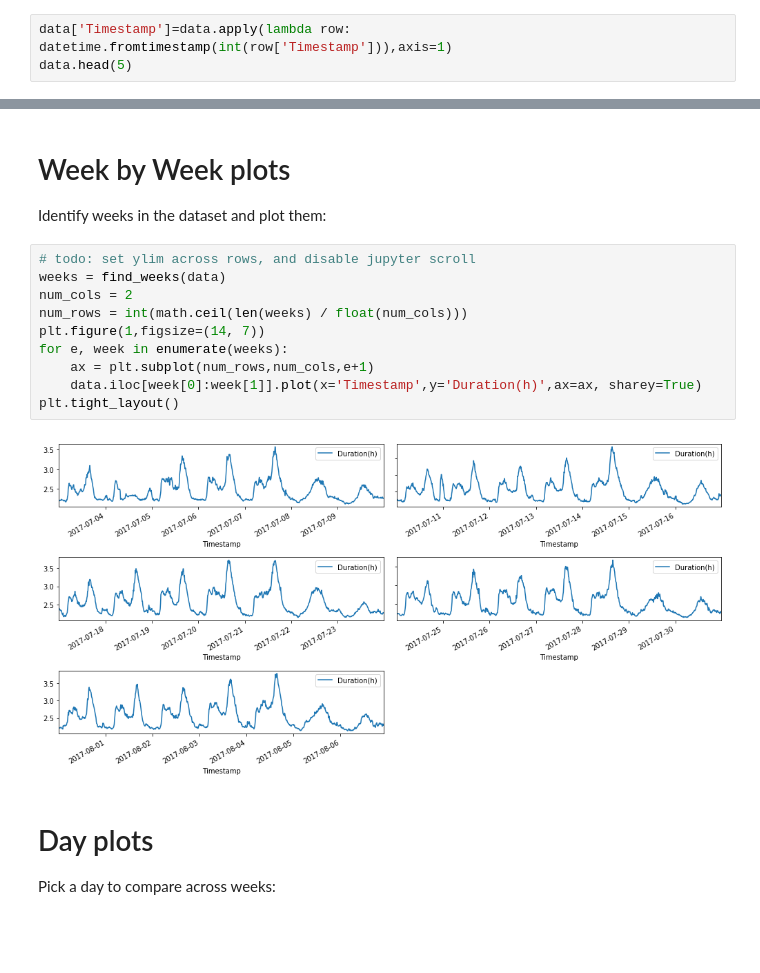
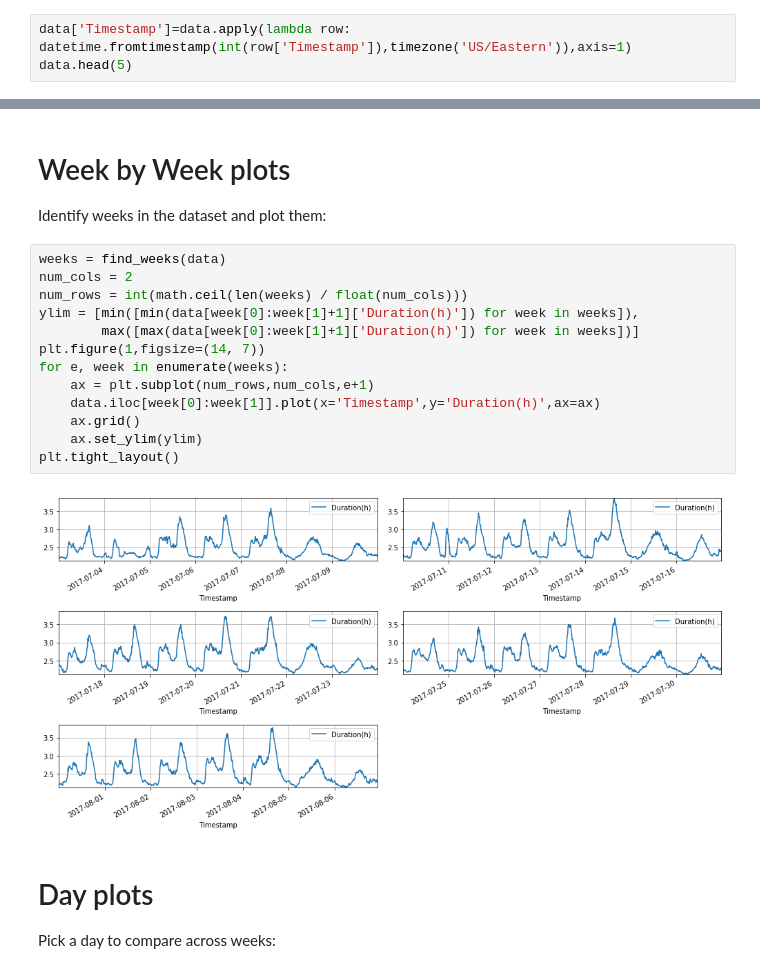
Before and after one commit to amadeuspzs/travelTime, a Jupyter notebook: analysis-pandas.ipynb, the cells around one changed output, grey strips where cells are left out. Drawn from its saved outputs; the diff is of its cells as text; blank space fills up the shorter version.

Commit message:
Add ylim

```diff
--- a/analysis-pandas.ipynb
+++ b/analysis-pandas.ipynb
@@ -24,7 +24,7 @@ data.head(5)
 # %% [markdown]
 Convert the unix timestamp to a datetime object:
 # %%
-data['Timestamp']=data.apply(lambda row: datetime.fromtimestamp(int(row['Timestamp'])),axis=1)
+data['Timestamp']=data.apply(lambda row: datetime.fromtimestamp(int(row['Timestamp']),timezone('US/Eastern')),axis=1)
 data.head(5)
 # %% [output]
 |  | Timestamp | Duration(s) |
@@ -56,17 +56,20 @@ ax = data.plot(x='Timestamp',y='Duration(h)')
 
 Identify weeks in the dataset and plot them:
 # %%
-# todo: set ylim across rows, and disable jupyter scroll
 weeks = find_weeks(data)
 num_cols = 2
 num_rows = int(math.ceil(len(weeks) / float(num_cols)))
+ylim = [min([min(data[week[0]:week[1]+1]['Duration(h)']) for week in weeks]),
+        max([max(data[week[0]:week[1]+1]['Duration(h)']) for week in weeks])]
 plt.figure(1,figsize=(14, 7))
 for e, week in enumerate(weeks):
     ax = plt.subplot(num_rows,num_cols,e+1)
-    data.iloc[week[0]:week[1]].plot(x='Timestamp',y='Duration(h)',ax=ax, sharey=True)
+    data.iloc[week[0]:week[1]].plot(x='Timestamp',y='Duration(h)',ax=ax)
+    ax.grid()
+    ax.set_ylim(ylim)
 plt.tight_layout()
 # %% [output]
-[figure, old version]
+[figure, new version]
 # %% [markdown]
 # Day plots
 
```
Also changed, not shown: parts of 8 cells of this notebook.
